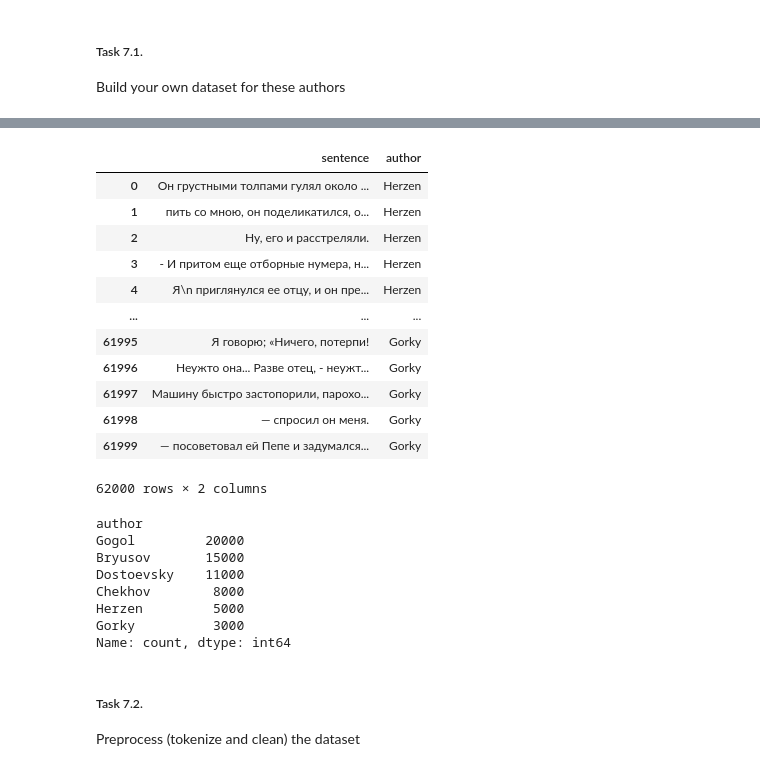
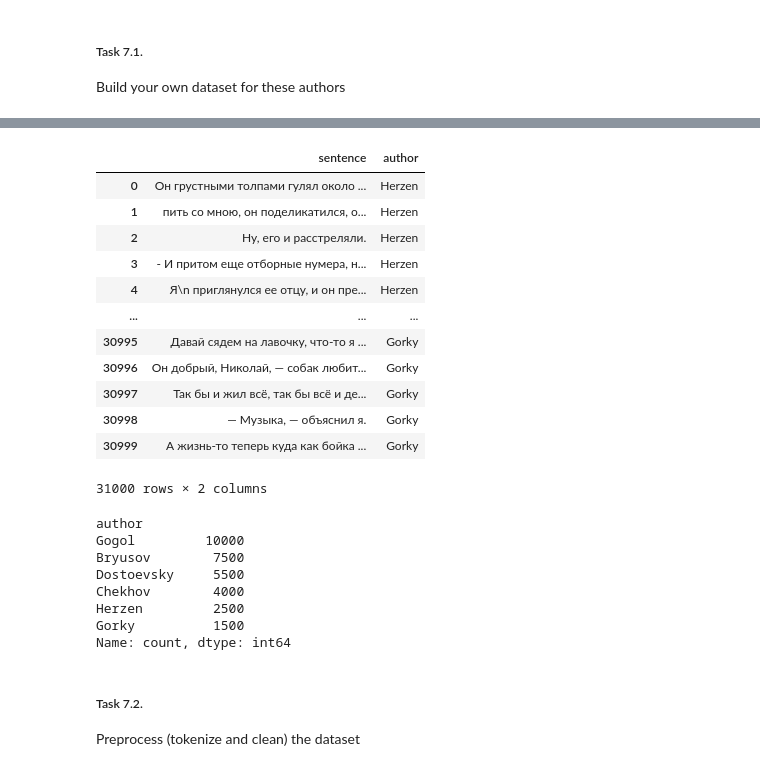
Before and after one commit to yakovlevia/Mathematical-methods-of-data-analysis, a Jupyter notebook: hw3ml_2024_best_ copy 2.ipynb, the cells around one changed output, grey strips where cells are left out. Cells and saved outputs as stored; diff of their text form; code cells hidden in the pictures.

```diff
--- a/hw3ml_2024_best_ copy 2.ipynb
+++ b/hw3ml_2024_best_ copy 2.ipynb
@@ -531,7 +531,7 @@ nltk.data.path.append(nltk_download_dir)
 # %%
 data_path = 'data/prose'
 author_proportions = {"Herzen": 5000, "Bryusov": 15000, "Chekhov": 8000, "Dostoevsky": 11000, "Gogol": 20000, "Gorky": 3000}
-#author_proportions = {author: int(proportion / 2) for author, proportion in author_proportions.items()}
+author_proportions = {author: int(proportion / 2) for author, proportion in author_proportions.items()}
 
 # Initialize DataFrame to store sentences and authors
 df = pd.DataFrame(columns=["sentence", "author"])
@@ -541,50 +541,50 @@ def process_author_texts(author_folder, author_name, sample_size):
     for filename in os.listdir(author_folder):
         if filename.endswith('.txt'):
             with open(os.path.join(author_folder, filename), 'r', encoding='utf-8') as file:
                 text = file.read().strip()
                 author_sentences = sent_tokenize(text)
                 author_sentences = [sentence for sentence in author_sentences if len(sentence) >= 15]
                 sentences.extend([(sentence, author_name) for sentence in author_sentences])
 
     # Sample a subset of sentences
     random.seed(42)
     sampled_sentences = random.sample(sentences, min(sample_size, len(sentences)))
     author_df = pd.DataFrame(sampled_sentences, columns=["sentence", "author"])
     return author_df
 
 # Process texts for each author and concatenate them into the main DataFrame
 for author_name, sample_size in author_proportions.items():
     author_folder = os.path.join(data_path, author_name)
     author_df = process_author_texts(author_folder, author_name, sample_size)
     df = pd.concat([df, author_df], ignore_index=True)
 
 # Display resulting DataFrame
 df
 # %% [output]
 |  | sentence | author |
 | 0 | Он грустными толпами гулял около ... | Herzen |
 | 1 | пить со мною, он поделикатился, о... | Herzen |
 | 2 | Ну, его и расстреляли. | Herzen |
 | 3 | - И притом еще отборные нумера, н... | Herzen |
 | 4 | Я\n приглянулся ее отцу, и он пре... | Herzen |
 | ... | ... | ... |
-| 61995 | Я говорю; «Ничего, потерпи! | Gorky |
-| 61996 | Неужто она... Разве отец, - неужт... | Gorky |
-| 61997 | Машину быстро застопорили, парохо... | Gorky |
-| 61998 | — спросил он меня. | Gorky |
-| 61999 | — посоветовал ей Пепе и задумался... | Gorky |
+| 30995 | Давай сядем на лавочку, что-то я ... | Gorky |
+| 30996 | Он добрый, Николай, — собак любит... | Gorky |
+| 30997 | Так бы и жил всё, так бы всё и де... | Gorky |
+| 30998 | — Музыка, — объяснил я. | Gorky |
+| 30999 | А жизнь-то теперь куда как бойка ... | Gorky |
-62000 rows × 2 columns
+31000 rows × 2 columns
 # %%
 author_sentence_counts = df['author'].value_counts()
 print(author_sentence_counts)
 # %% [output]
 author
-Gogol         20000
-Bryusov       15000
-Dostoevsky    11000
-Chekhov        8000
-Herzen         5000
-Gorky          3000
+Gogol         10000
+Bryusov        7500
+Dostoevsky     5500
+Chekhov        4000
+Herzen         2500
+Gorky          1500
 Name: count, dtype: int64
 # %% [markdown]
 ##### Task 7.2.
```
Also changed, not shown: parts of 10 cells of this notebook.
